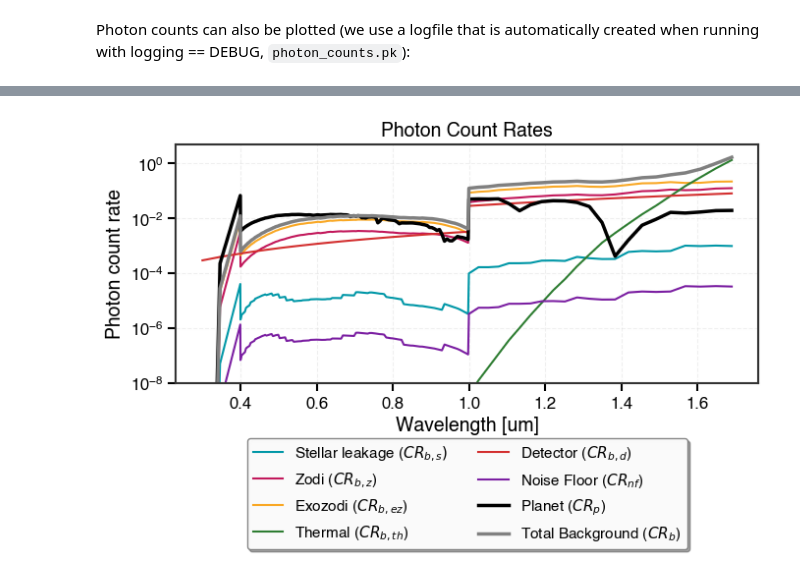
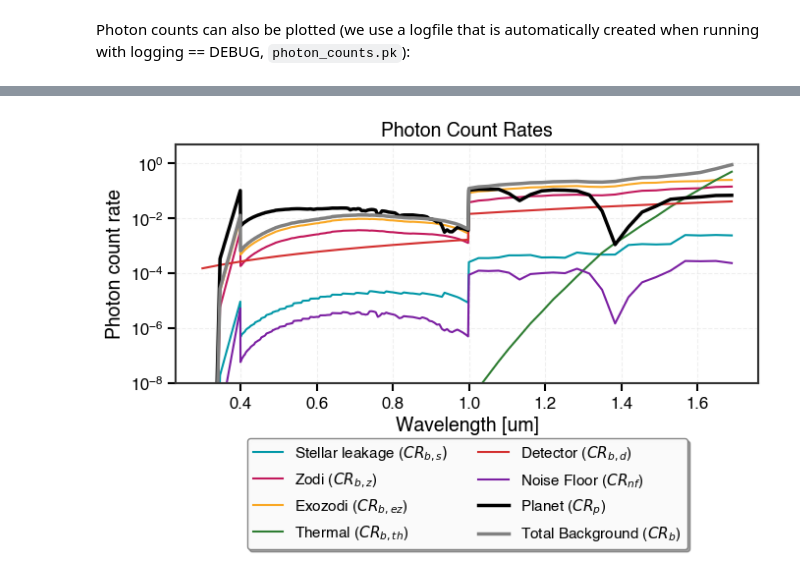
Before and after one commit to HWO-Project/pyEDITH, a Jupyter notebook: tutorials/spectroscopy_tutorial.ipynb, the cells around one changed output, grey strips where cells are left out. Drawn from its saved outputs; the diff is of its cells as text; code cells hidden in the pictures.

```diff
--- a/tutorials/spectroscopy_tutorial.ipynb
+++ b/tutorials/spectroscopy_tutorial.ipynb
@@ -19,6 +19,10 @@ import numpy as np
 import matplotlib.pyplot as plt
 import os
 import pickle
+
+# Set verbosity to INFO, showing info, warnings and errors. Other options are "warning" (warnings and errors),
+# "quiet" (only errors), and "debug" (all logs)
+pE.set_verbosity(level='info')
 
 # Set the necessary environment variables
 # Replace with your paths or add to your .bashrc/.zshrc:
@@ -176,9 +181,6 @@ parameters["Fp/Fs"] = FpFs
 # number of zodis for exozodi estimate
 parameters["nzodis"] = 1.
 
-# post-processing factor for stellar speckle subtraction
-parameters["noisefloor_PPF"] = 30
-
 # approximate ra and dec of HD 102365. WARNING: do not use these numbers for science.
 parameters["ra"] = 176.6292
 parameters["dec"] = -40.5003
@@ -584,6 +598,11 @@ Photon counts can also be plotted (we use a logfile that is automatically create
 import pickle
 import matplotlib.pyplot as plt
 
+# Rerun with debug mode (a lot of output expected)
+pE.set_verbosity(level='debug')
+pE.calculate_exposure_time_or_snr(observation, scene, observatory)
+
+# pick file that was produced
 photon_counts = pickle.load(open("./photon_counts.pk", "rb"))
 name_mapping = {
     "CRp": r"Planet ($CR_p$)",
@@ -627 +663 @@ plt.tight_layout()
-[figure, old version]
+[figure, new version]
```
Also changed, not shown: parts of 14 cells of this notebook, 2 other files.
